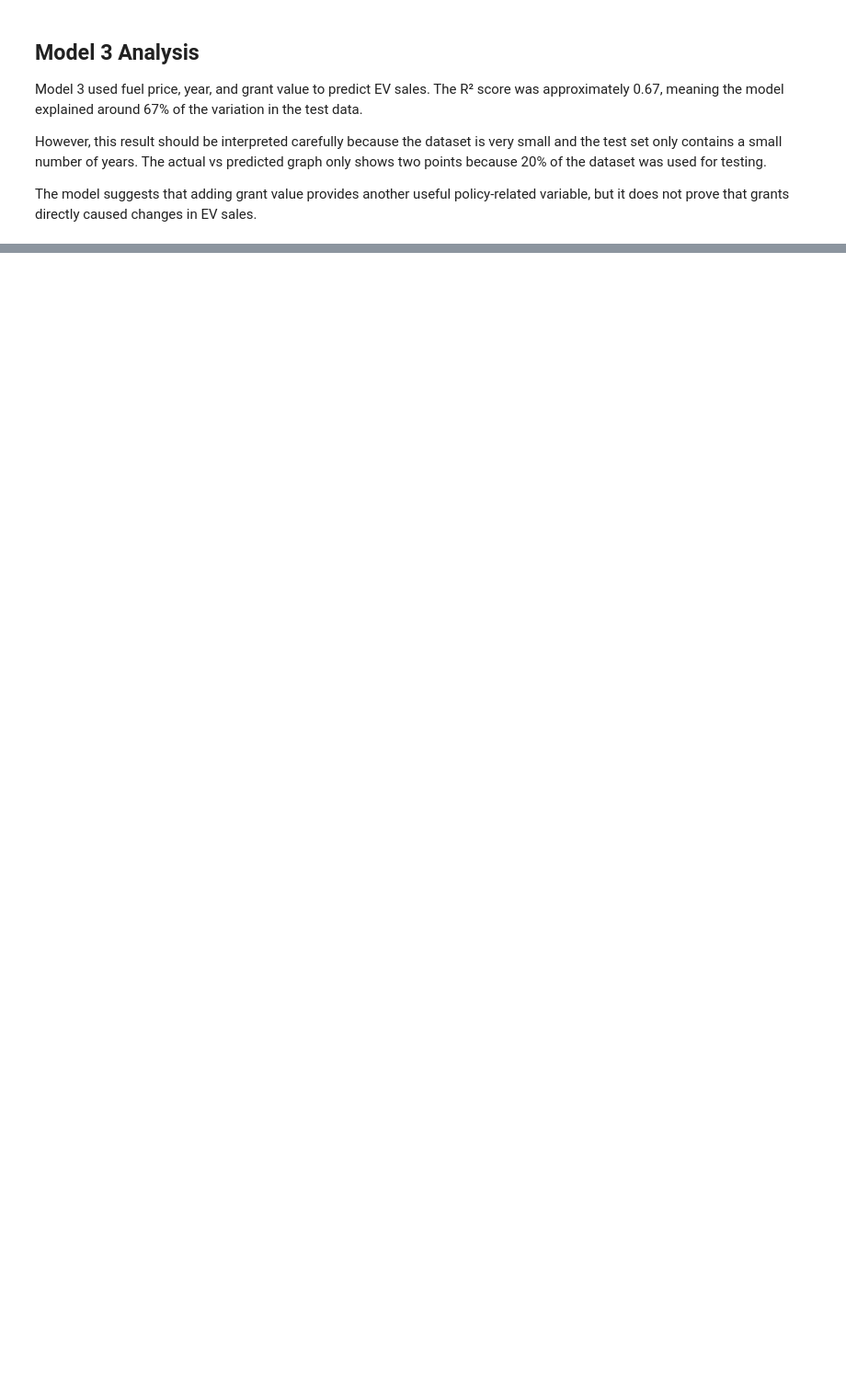
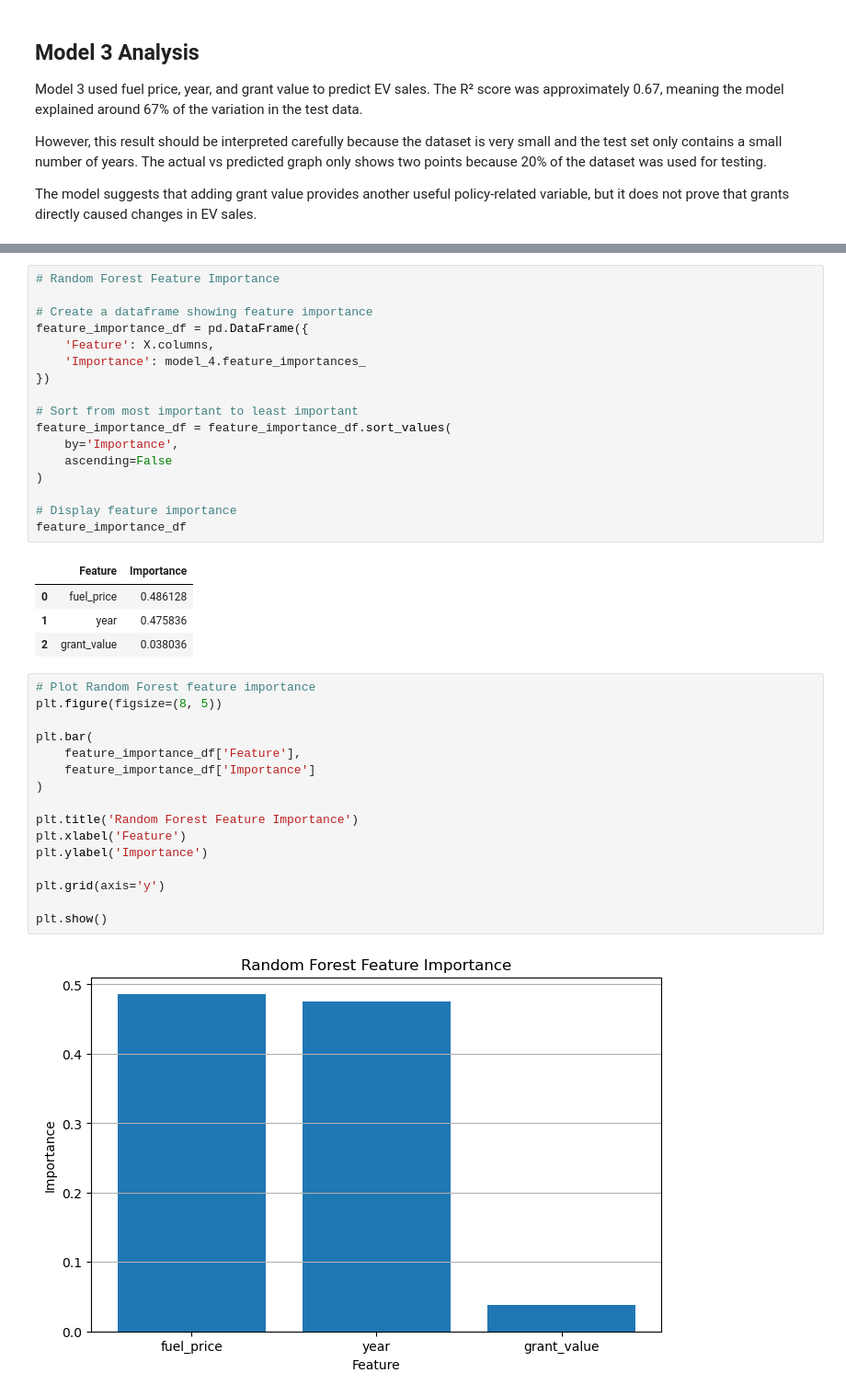
Before and after one commit to Guilherme2022448/Final-Project, a Jupyter notebook: ev_adoption_analysis.ipynb, the cells around one changed output, grey strips where cells are left out. Shown at 92% size. Saved outputs shown, nothing was run; the diff lists cells and outputs as text; blank space fills up the shorter version.

```diff
--- a/ev_adoption_analysis.ipynb
+++ b/ev_adoption_analysis.ipynb
@@ -1083,0 +1148,40 @@ The model suggests that adding grant value provides another useful policy-relate
+# %%
+# Random Forest Feature Importance
+
+# Create a dataframe showing feature importance
+feature_importance_df = pd.DataFrame({
+    'Feature': X.columns,
+    'Importance': model_4.feature_importances_
+})
+
+# Sort from most important to least important
+feature_importance_df = feature_importance_df.sort_values(
+    by='Importance',
+    ascending=False
+)
+
+# Display feature importance
+feature_importance_df
+# %% [output]
+|  | Feature | Importance |
+| 0 | fuel_price | 0.486128 |
+| 1 | year | 0.475836 |
+| 2 | grant_value | 0.038036 |
+# %%
+# Plot Random Forest feature importance
+plt.figure(figsize=(8, 5))
+
+plt.bar(
+    feature_importance_df['Feature'],
+    feature_importance_df['Importance']
+)
+
+plt.title('Random Forest Feature Importance')
+plt.xlabel('Feature')
+plt.ylabel('Importance')
+
+plt.grid(axis='y')
+
+plt.show()
+# %% [output]
+[figure, added]
```
Also changed, not shown: parts of 4 cells of this notebook.
